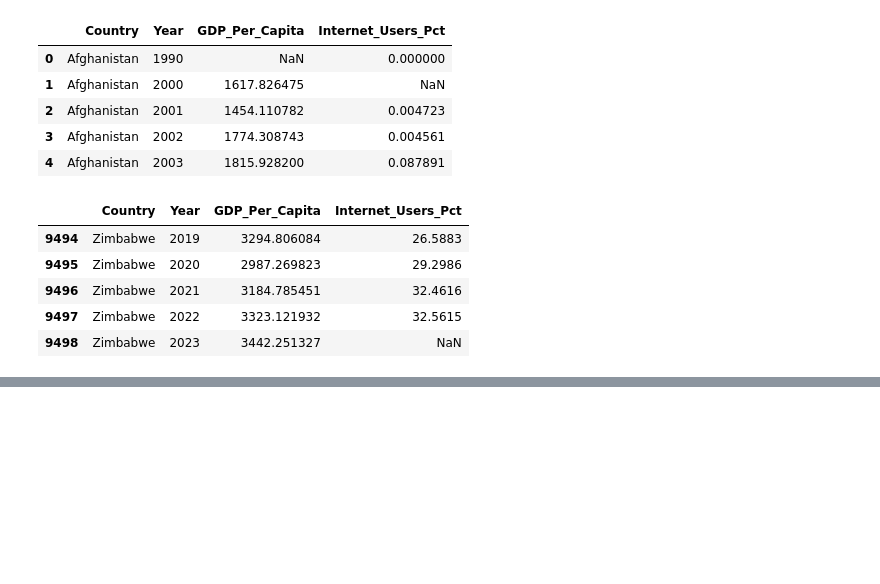
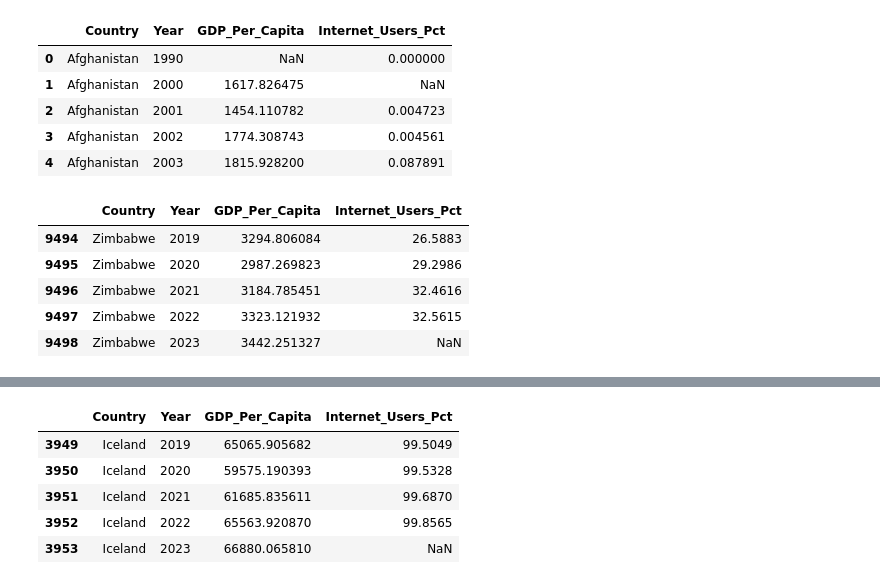
Before and after one commit to NSS-Data-Analytics-Cohort-14/gdp-and-internet-usage-KarenBoles, a Jupyter notebook: notebooks/gdp_and_internet_usage.ipynb, the cells around one changed output, grey strips where cells are left out. Cells and saved outputs as stored; diff of their text form; code cells hidden in the pictures; blank space fills up the shorter version.

```diff
--- a/notebooks/gdp_and_internet_usage.ipynb
+++ b/notebooks/gdp_and_internet_usage.ipynb
@@ -407,0 +474,9 @@ gdp_and_internet_use.tail()
+# %%
+gdp_and_internet_use_3countries.tail()
+# %% [output]
+|  | Country | Year | GDP_Per_Capita | Internet_Users_Pct |
+| 3949 | Iceland | 2019 | 65065.905682 | 99.5049 |
+| 3950 | Iceland | 2020 | 59575.190393 | 99.5328 |
+| 3951 | Iceland | 2021 | 61685.835611 | 99.6870 |
+| 3952 | Iceland | 2022 | 65563.920870 | 99.8565 |
+| 3953 | Iceland | 2023 | 66880.065810 | NaN |
```
Also changed, not shown: parts of 15 cells of this notebook.
